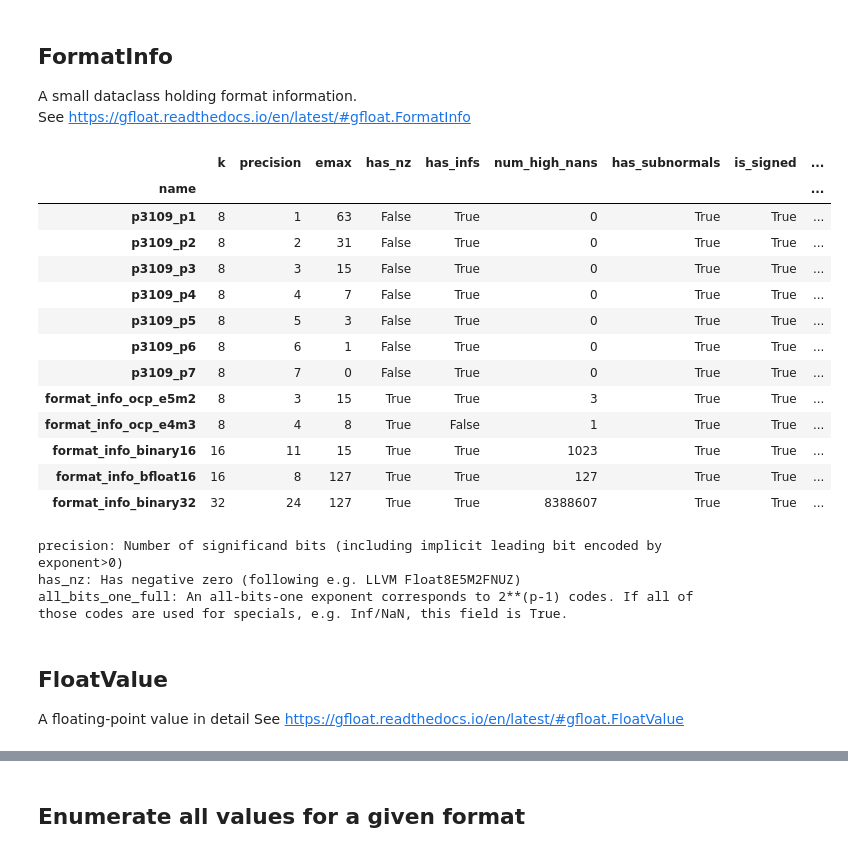
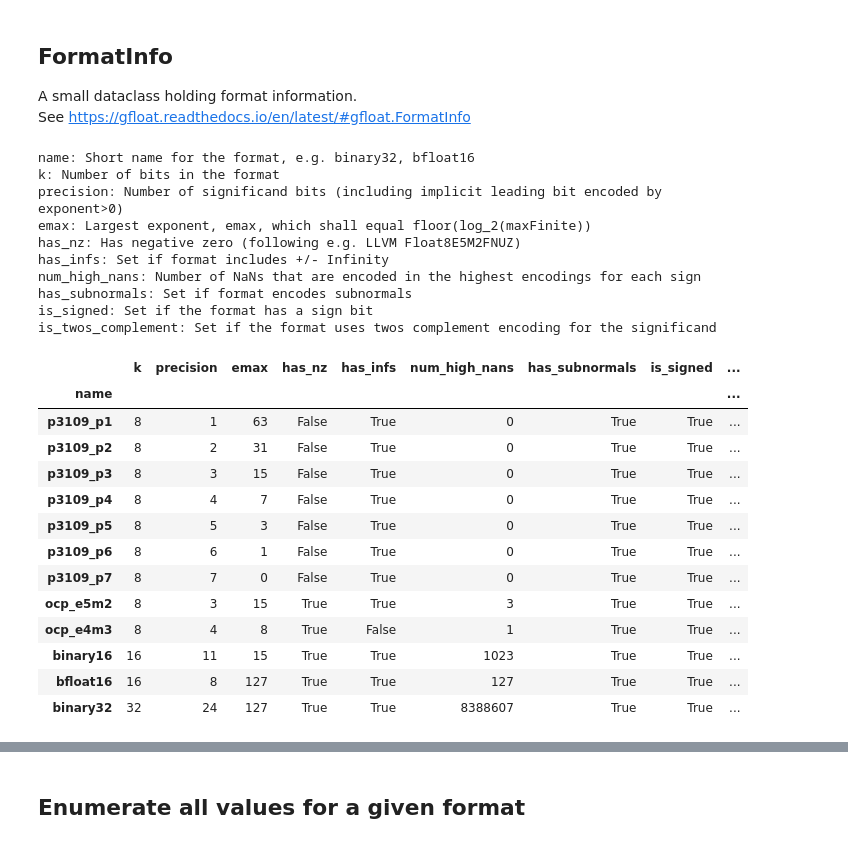
Before and after one commit to P3109/Public, a Jupyter notebook: Value Tables/make-value-tables.ipynb, the cells around one changed output, grey strips where cells are left out. Saved outputs shown, nothing was run; the diff lists cells and outputs as text; code cells hidden in the pictures.

```diff
--- a/Value Tables/make-value-tables.ipynb
+++ b/Value Tables/make-value-tables.ipynb
@@ -54,41 +33,62 @@ pandas.set_option("render.max_rows", 13)
 A small dataclass holding format information.
 See https://gfloat.readthedocs.io/en/latest/#gfloat.FormatInfo
 # %%
+import pandas
+import numpy as np
 from gfloat import FloatClass, FormatInfo, FloatValue, decode_float
 from gfloat.formats import *
+
+def df_left_align(df):
+  """
+  Left-align dataframe for display
+  """
+  return df.style.set_table_styles([dict(selector = 'th', props=[('text-align', 'left')])])
 
 other_formats = [format_info_ocp_e5m2, format_info_ocp_e4m3]
 p3109_formats = [format_info_p3109(i) for i in range(1,8)]
 p3109_and_ocp_formats = p3109_formats + other_formats
 sub32_formats = p3109_and_ocp_formats + [format_info_binary16, format_info_bfloat16, format_info_binary32]
 
+# hacky fix to names - can be removed after https://github.com/graphcore-research/gfloat/pull/22 is released
+for fi in sub32_formats:
+  fi.name = fi.name.replace('format_info_','')
+
 df = pandas.DataFrame(sub32_formats).set_index('name')
 
-display(df_left_align(df)) # .sort_values(by='precision'))
+
+print('name: Short name for the format, e.g. binary32, bfloat16')
+print('k: Number of bits in the format')
 print('precision: Number of significand bits (including implicit leading bit encoded by exponent>0)')
+print('emax: Largest exponent, emax, which shall equal floor(log_2(maxFinite))')
 print('has_nz: Has negative zero (following e.g. LLVM Float8E5M2FNUZ)')
-print('all_bits_one_full: An all-bits-one exponent corresponds to 2**(p-1) codes.',
-      'If all of those codes are used for specials, e.g. Inf/NaN, this field is True.')
+print('has_infs: Set if format includes +/- Infinity')
+print('num_high_nans: Number of NaNs that are encoded in the highest encodings for each sign')
+print('has_subnormals: Set if format encodes subnormals')
+print('is_signed: Set if the format has a sign bit')
+print('is_twos_complement: Set if the format uses two''s complement encoding for the significand')
+display(df_left_align(df))
 # %% [output]
+name: Short name for the format, e.g. binary32, bfloat16
+k: Number of bits in the format
+precision: Number of significand bits (including implicit leading bit encoded by exponent>0)
+emax: Largest exponent, emax, which shall equal floor(log_2(maxFinite))
+has_nz: Has negative zero (following e.g. LLVM Float8E5M2FNUZ)
+has_infs: Set if format includes +/- Infinity
+num_high_nans: Number of NaNs that are encoded in the highest encodings for each sign
+has_subnormals: Set if format encodes subnormals
+is_signed: Set if the format has a sign bit
+is_twos_complement: Set if the format uses twos complement encoding for the significand
 |  | k | precision | emax | has_nz | has_infs | num_high_nans | has_subnormals | is_signed | ... |
 | name |  |  |  |  |  |  |  |  | ... |
 | p3109_p1 | 8 | 1 | 63 | False | True | 0 | True | True | ... |
 | p3109_p2 | 8 | 2 | 31 | False | True | 0 | True | True | ... |
 | p3109_p3 | 8 | 3 | 15 | False | True | 0 | True | True | ... |
 | p3109_p4 | 8 | 4 | 7 | False | True | 0 | True | True | ... |
 | p3109_p5 | 8 | 5 | 3 | False | True | 0 | True | True | ... |
 | p3109_p6 | 8 | 6 | 1 | False | True | 0 | True | True | ... |
 | p3109_p7 | 8 | 7 | 0 | False | True | 0 | True | True | ... |
-| format_info_ocp_e5m2 | 8 | 3 | 15 | True | True | 3 | True | True | ... |
-| format_info_ocp_e4m3 | 8 | 4 | 8 | True | False | 1 | True | True | ... |
-| format_info_binary16 | 16 | 11 | 15 | True | True | 1023 | True | True | ... |
-| format_info_bfloat16 | 16 | 8 | 127 | True | True | 127 | True | True | ... |
-| format_info_binary32 | 32 | 24 | 127 | True | True | 8388607 | True | True | ... |
+| ocp_e5m2 | 8 | 3 | 15 | True | True | 3 | True | True | ... |
+| ocp_e4m3 | 8 | 4 | 8 | True | False | 1 | True | True | ... |
+| binary16 | 16 | 11 | 15 | True | True | 1023 | True | True | ... |
+| bfloat16 | 16 | 8 | 127 | True | True | 127 | True | True | ... |
+| binary32 | 32 | 24 | 127 | True | True | 8388607 | True | True | ... |
-precision: Number of significand bits (including implicit leading bit encoded by exponent>0)
-has_nz: Has negative zero (following e.g. LLVM Float8E5M2FNUZ)
-all_bits_one_full: An all-bits-one exponent corresponds to 2**(p-1) codes. If all of those codes are used for specials, e.g. Inf/NaN, this field is True.
-# %% [markdown]
-## FloatValue
-
-A floating-point value in detail
-See https://gfloat.readthedocs.io/en/latest/#gfloat.FloatValue
```
Also changed, not shown: parts of 27 cells of this notebook.
